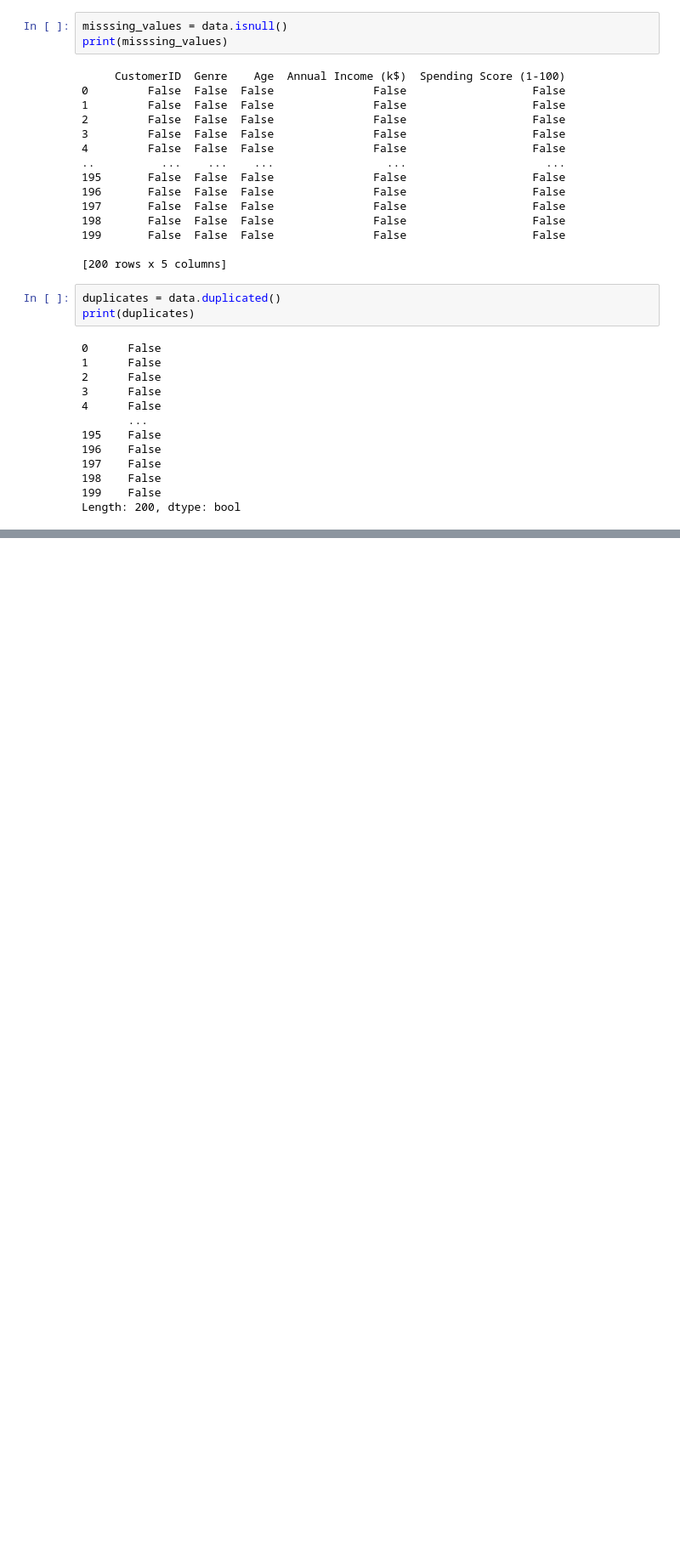
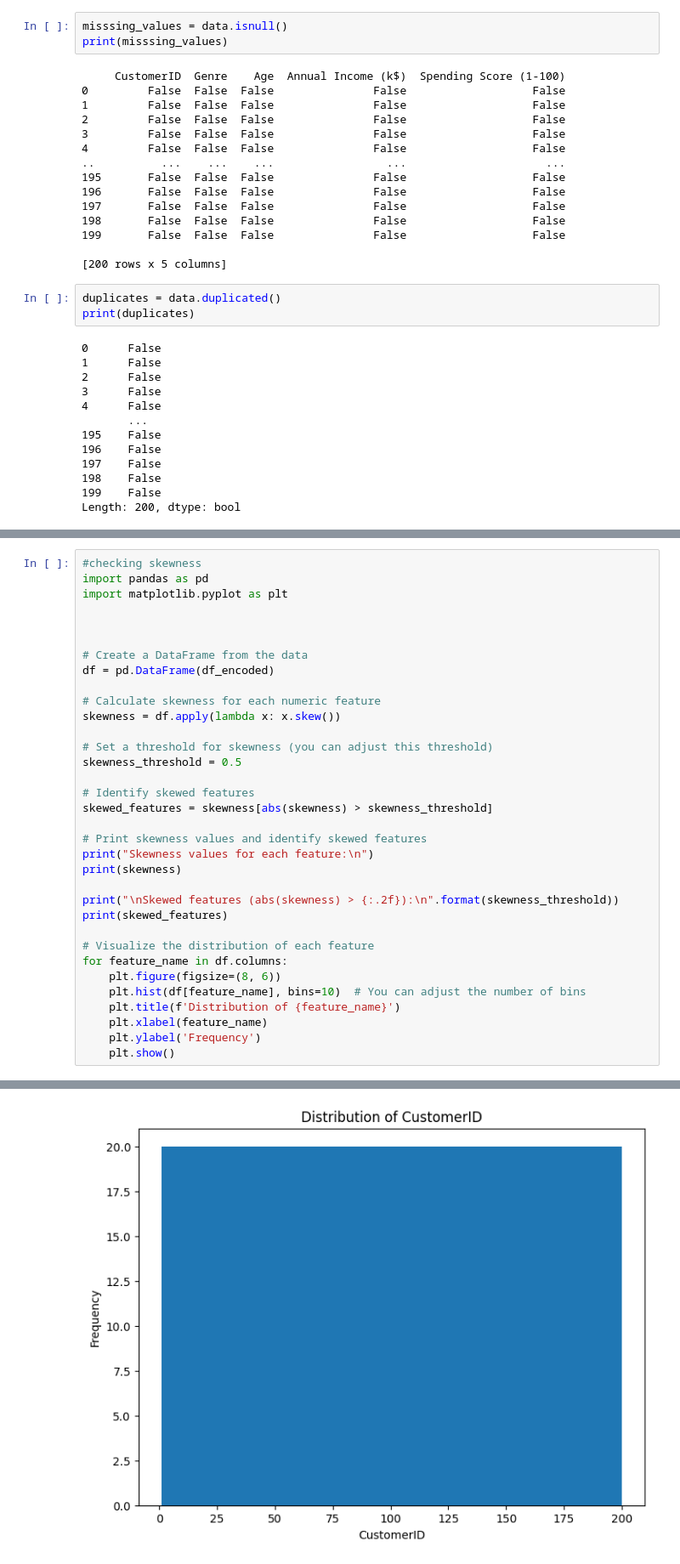
Before and after one commit to JaveriaIrfan686/Mall-Customer-by-using-Clustering, a Jupyter notebook: mall customer clustering.ipynb, the cells around one changed output, grey strips where cells are left out. Shown at 85% size. Saved outputs shown, nothing was run; the diff lists cells and outputs as text; blank space fills up the shorter version.

Commit message:
Check skewedness and make it symmetrical

```diff
--- a/mall customer clustering.ipynb
+++ b/mall customer clustering.ipynb
@@ -194,0 +256,35 @@ Index: []
+# %%
+#checking skewness
+import pandas as pd
+import matplotlib.pyplot as plt
+
+
+
+# Create a DataFrame from the data
+df = pd.DataFrame(df_encoded)
+
+# Calculate skewness for each numeric feature
+skewness = df.apply(lambda x: x.skew())
+
+# Set a threshold for skewness (you can adjust this threshold)
+skewness_threshold = 0.5
+
+# Identify skewed features
+skewed_features = skewness[abs(skewness) > skewness_threshold]
+
+# Print skewness values and identify skewed features
+print("Skewness values for each feature:\n")
+print(skewness)
+
+print("\nSkewed features (abs(skewness) > {:.2f}):\n".format(skewness_threshold))
+print(skewed_features)
+
+# Visualize the distribution of each feature
+for feature_name in df.columns:
+    plt.figure(figsize=(8, 6))
+    plt.hist(df[feature_name], bins=10)  # You can adjust the number of bins
+    plt.title(f'Distribution of {feature_name}')
+    plt.xlabel(feature_name)
+    plt.ylabel('Frequency')
+    plt.show()
+# %% [output]
@@ -194,0 +303 @@ Index: []
+[figure, added]
```
Also changed, not shown: parts of 5 cells of this notebook.
